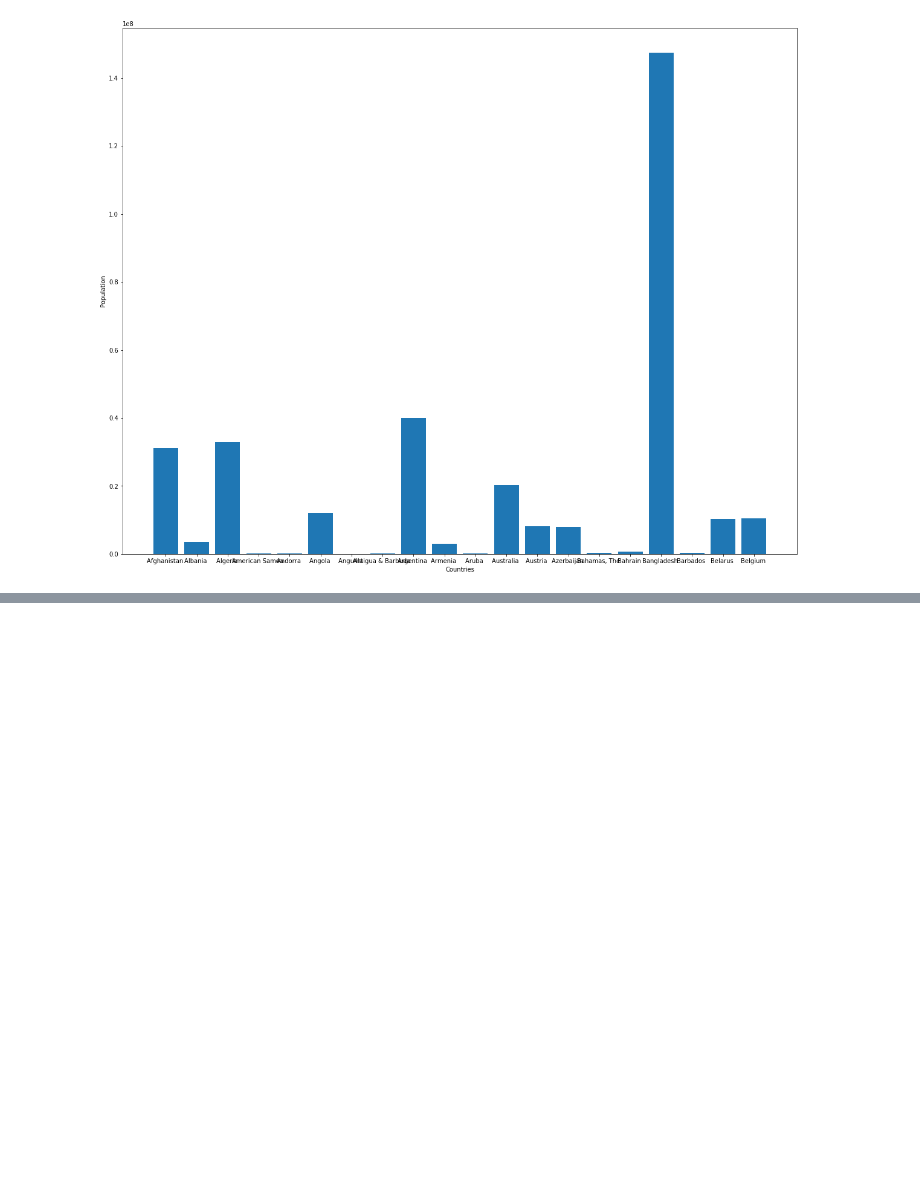
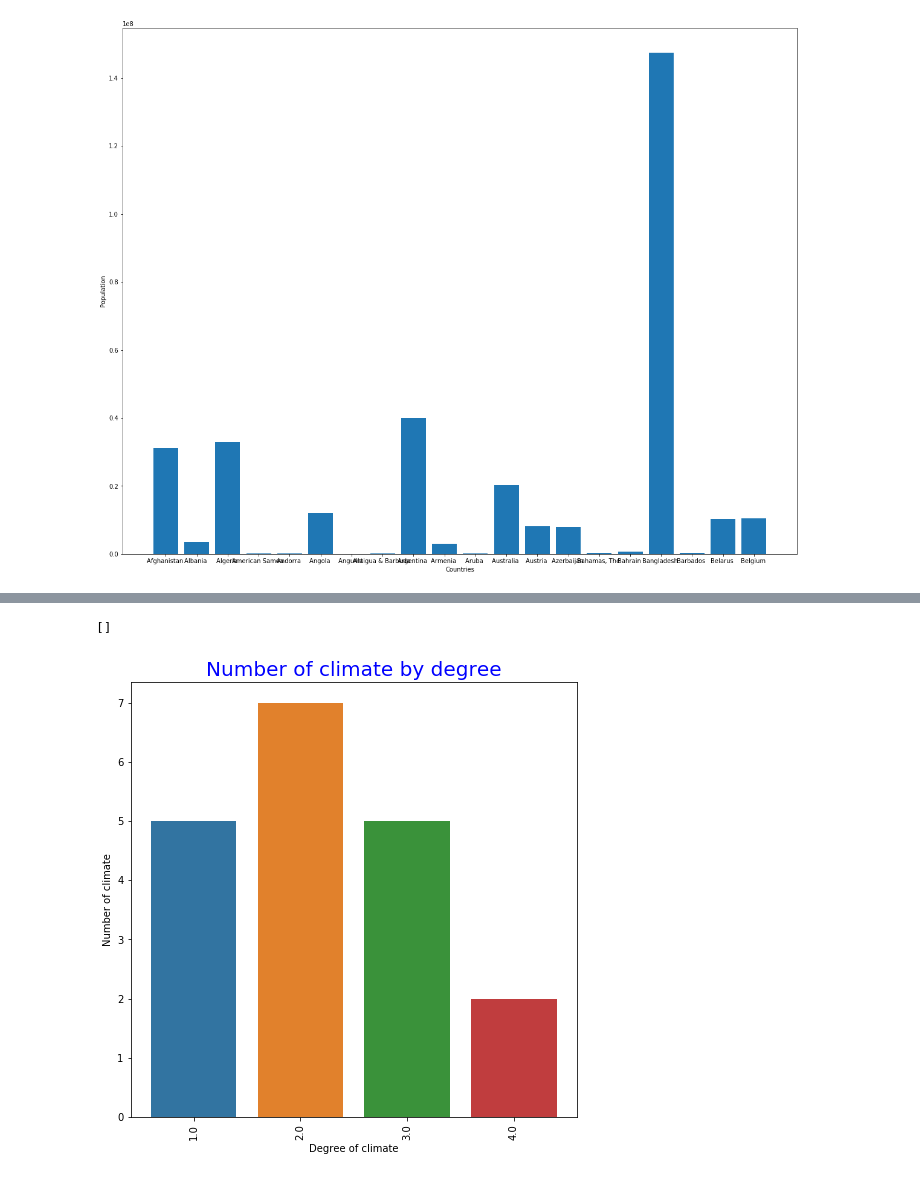
Before and after one commit to ArslanAliAwan/CountriesoftheWorld, a Jupyter notebook: countriesfile.ipynb, the cells around one changed output, grey strips where cells are left out. Cells and saved outputs as stored; diff of their text form; code cells hidden in the pictures; blank space fills up the shorter version.

```diff
--- a/countriesfile.ipynb
+++ b/countriesfile.ipynb
@@ -177,0 +208,23 @@ plt.show()
+# %%
+climate = data['Climate'].value_counts()
+plt.figure(figsize=(8,8))
+sns.barplot(x=climate.index,y=climate.values)
+plt.xticks(rotation=90)
+plt.xlabel('Degree of climate')
+plt.ylabel('Number of climate')
+plt.title('Number of climate by degree',color = 'blue',fontsize=20)
+plt.plot()
+
+
+# climate = data["Climate"].value_counts()
+# plt.figure(figsize=(10,7))
+# sns.barplot(x=climate.index,y=climate.values)
+# plt.xticks(rotation=90)
+# plt.ylabel('Number of climate')
+# plt.xlabel('Degree of climate')
+# plt.title('Number of climate by degree',color = 'blue',fontsize=20)
+
+# plt.plot()
+# %% [output]
+[]
+[figure, added]
```
Also changed, not shown: parts of 7 cells of this notebook.
